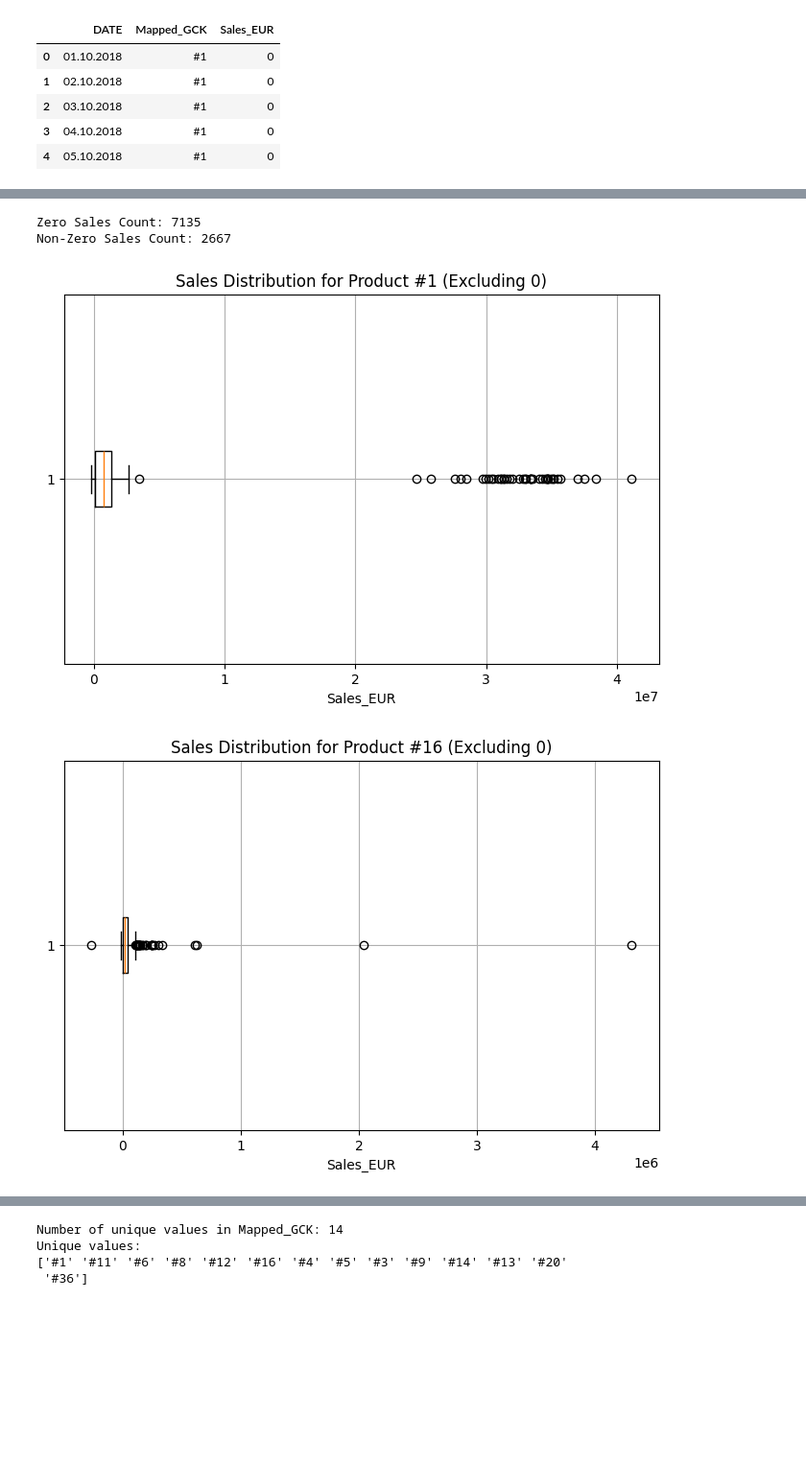
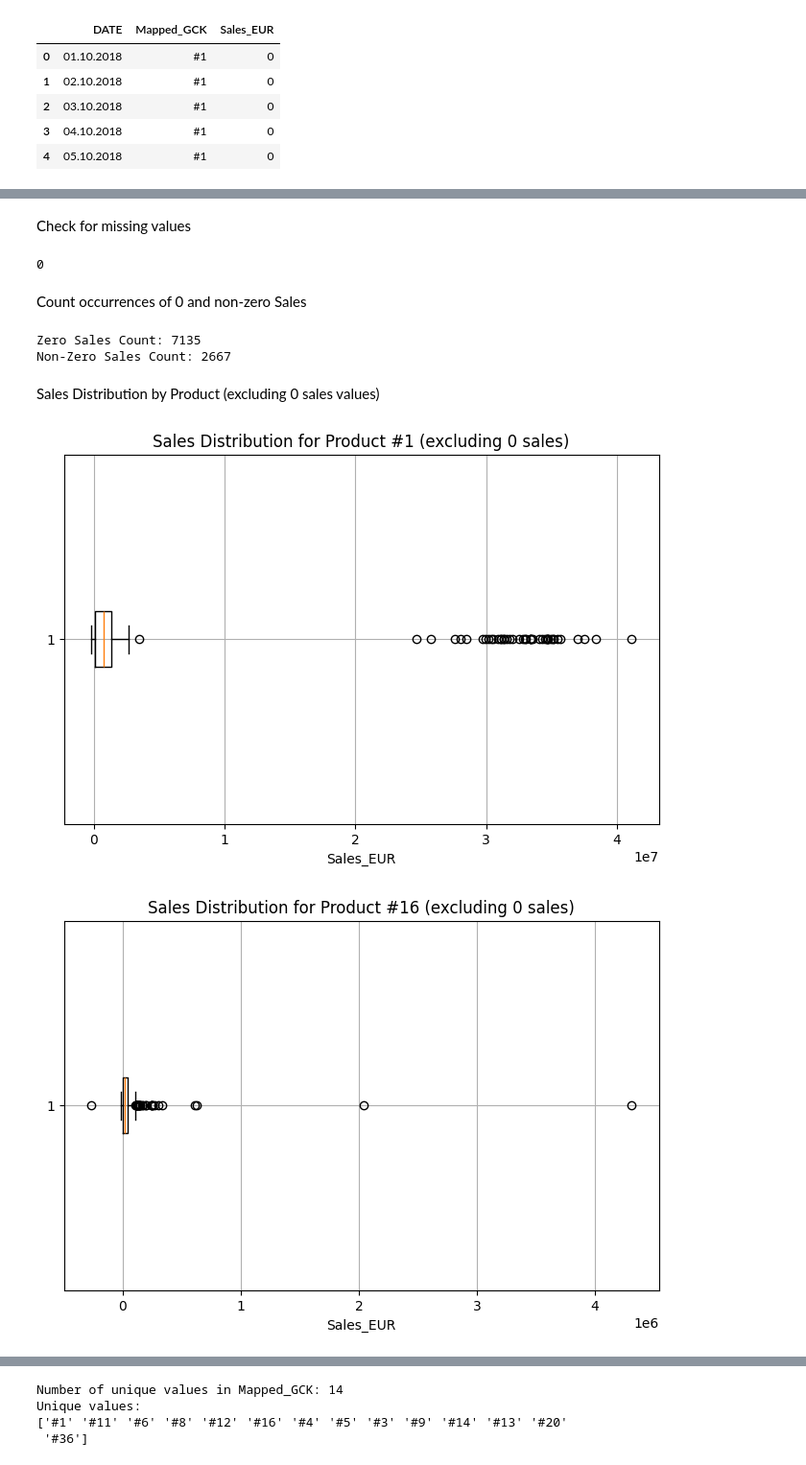
Before and after one commit to gugaaa1904/BC, a Jupyter notebook: Case 2.ipynb, the cells around one changed output, grey strips where cells are left out. Shown at 96% size. Cells and saved outputs as stored; diff of their text form; code cells hidden in the pictures; blank space fills up the shorter version.

```diff
--- a/Case 2.ipynb
+++ b/Case 2.ipynb
@@ -36 +83,11 @@ market_data.head(5)
+# %% [markdown]
+Check for missing values
+# %%
+missing_values = sales_data["Sales_EUR"].isna().sum()
+
+missing_values
+# %% [output]
+0
+# %% [markdown]
+Count occurrences of 0 and non-zero Sales
 # %%
@@ -44,23 +99,22 @@ print(f"Non-Zero Sales Count: {non_zero_count}")
 # %% [output]
 Zero Sales Count: 7135
 Non-Zero Sales Count: 2667
+# %% [markdown]
+Sales Distribution by Product (excluding 0 sales values)
 # %%
-# Exclude 0 values
 filtered_sales = sales_data[sales_data["Sales_EUR"] != 0]
 
-# Get unique product keys
 unique_products = filtered_sales["Mapped_GCK"].unique()
 
-# Generate a separate boxplot for each product
 for product in unique_products:
     product_data = filtered_sales[filtered_sales["Mapped_GCK"] == product]["Sales_EUR"]
 
     plt.figure(figsize=(8, 5))
     plt.boxplot(product_data, vert=False)
-    plt.title(f"Sales Distribution for Product {product} (Excluding 0)")
+    plt.title(f"Sales Distribution for Product {product} (excluding 0 sales)")
     plt.xlabel("Sales_EUR")
     plt.grid(True)
     plt.show()
 # %% [output]
-[figure, old version]
+[figure, new version]
-[figure, old version]
+[figure, new version]
```
Also changed, not shown: parts of 32 cells of this notebook.
